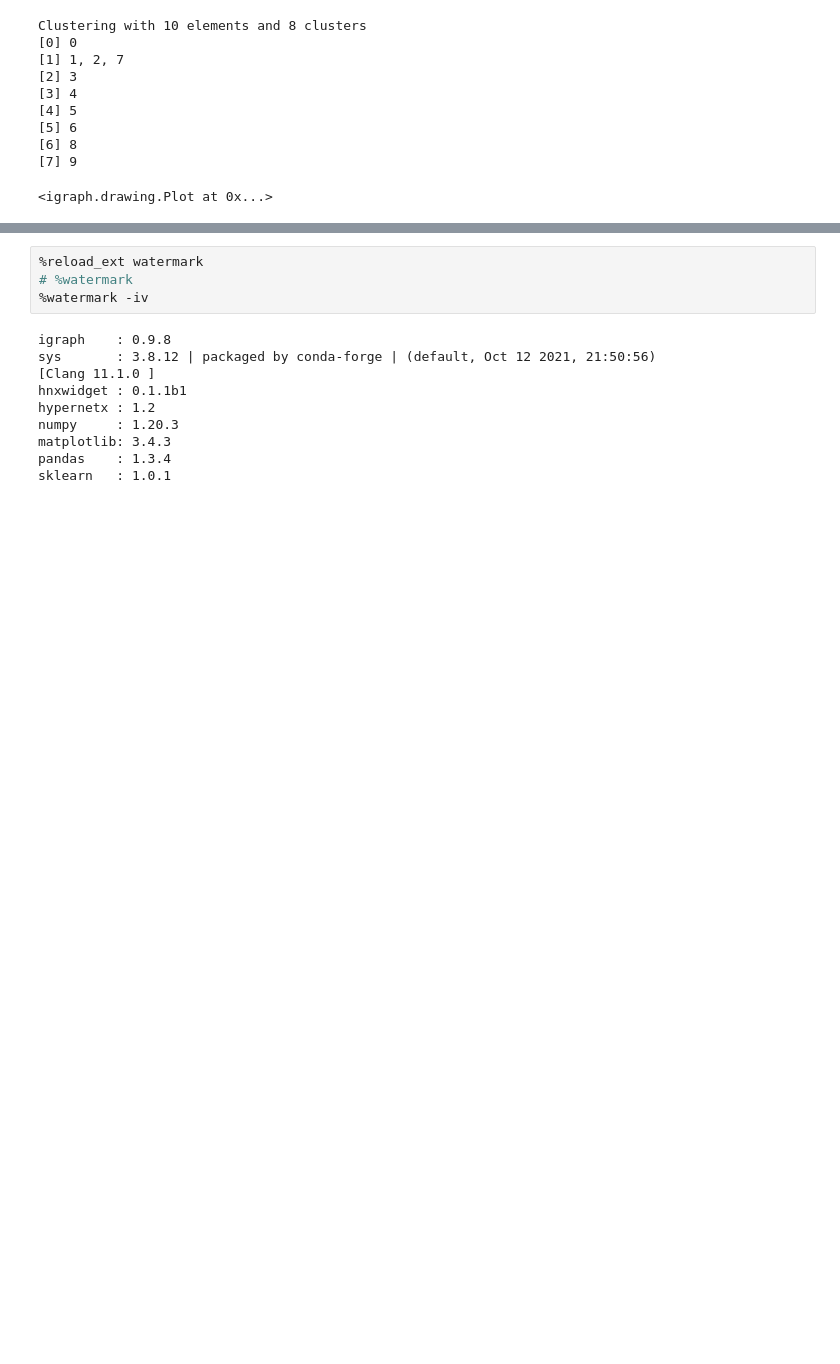
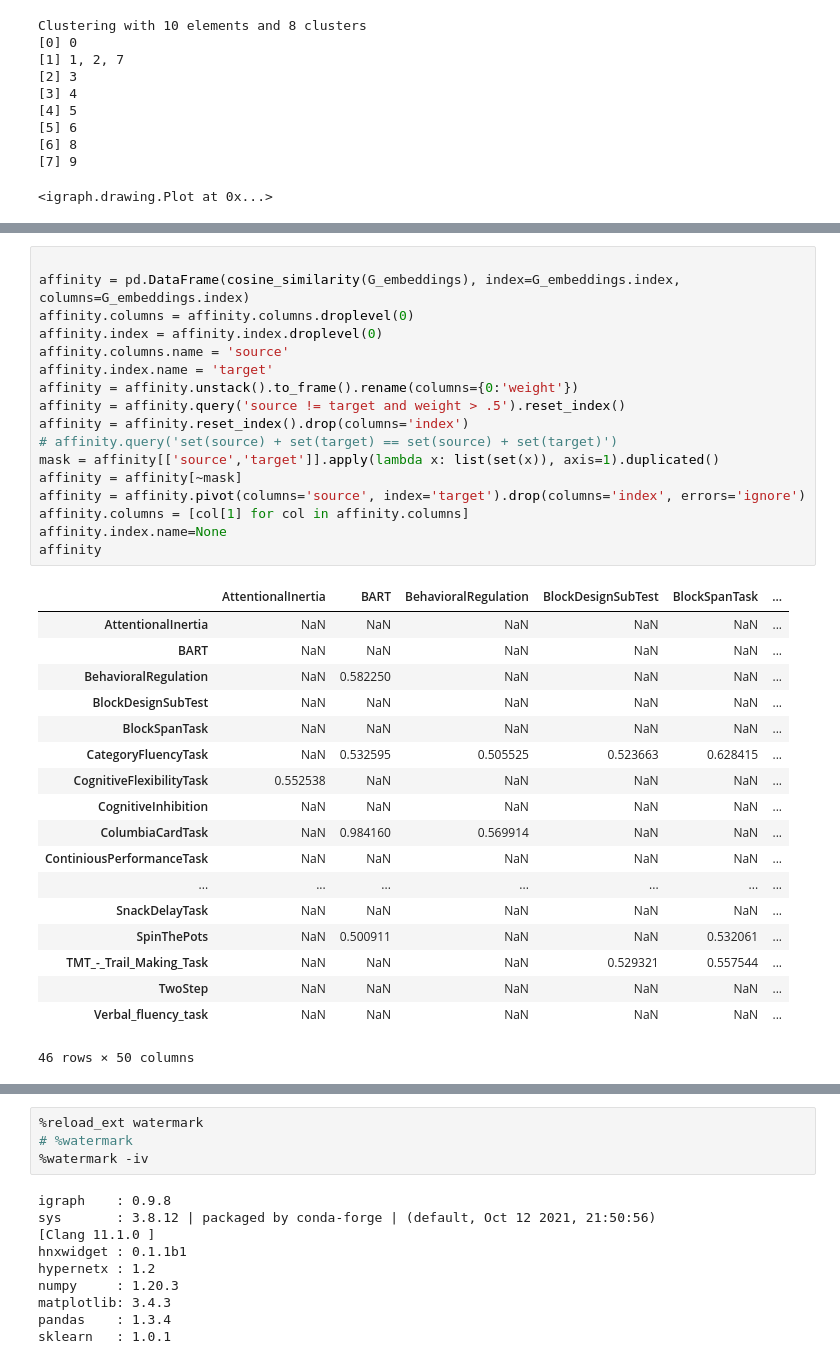
Before and after one commit to morteza/CogText, a Jupyter notebook: notebooks/7 Hypergraphs.ipynb, the cells around one changed output, grey strips where cells are left out. Saved outputs shown, nothing was run; the diff lists cells and outputs as text; blank space fills up the shorter version.

```diff
--- a/notebooks/7 Hypergraphs.ipynb
+++ b/notebooks/7 Hypergraphs.ipynb
@@ -82,3 +87,39 @@ ig.plot(comms, mark_groups = True, inline=True, bbox=(1000,1000))
+# %%
+
+affinity = pd.DataFrame(cosine_similarity(G_embeddings), index=G_embeddings.index, columns=G_embeddings.index)
+affinity.columns = affinity.columns.droplevel(0)
+affinity.index = affinity.index.droplevel(0)
+affinity.columns.name = 'source'
+affinity.index.name = 'target'
+affinity = affinity.unstack().to_frame().rename(columns={0:'weight'})
+affinity = affinity.query('source != target and weight > .5').reset_index()
+affinity = affinity.reset_index().drop(columns='index')
+# affinity.query('set(source) + set(target) == set(source) + set(target)')
+mask = affinity[['source','target']].apply(lambda x: list(set(x)), axis=1).duplicated()
+affinity = affinity[~mask]
+affinity = affinity.pivot(columns='source', index='target').drop(columns='index', errors='ignore')
+affinity.columns = [col[1] for col in affinity.columns]
+affinity.index.name=None
+affinity
+# %% [output]
+|  | AttentionalInertia | BART | BehavioralRegulation | BlockDesignSubTest | BlockSpanTask | ... |
+| AttentionalInertia | NaN | NaN | NaN | NaN | NaN | ... |
+| BART | NaN | NaN | NaN | NaN | NaN | ... |
+| BehavioralRegulation | NaN | 0.582250 | NaN | NaN | NaN | ... |
+| BlockDesignSubTest | NaN | NaN | NaN | NaN | NaN | ... |
+| BlockSpanTask | NaN | NaN | NaN | NaN | NaN | ... |
+| CategoryFluencyTask | NaN | 0.532595 | 0.505525 | 0.523663 | 0.628415 | ... |
+| CognitiveFlexibilityTask | 0.552538 | NaN | NaN | NaN | NaN | ... |
+| CognitiveInhibition | NaN | NaN | NaN | NaN | NaN | ... |
+| ColumbiaCardTask | NaN | 0.984160 | 0.569914 | NaN | NaN | ... |
+| ContiniousPerformanceTask | NaN | NaN | NaN | NaN | NaN | ... |
+| ... | ... | ... | ... | ... | ... | ... |
+| SnackDelayTask | NaN | NaN | NaN | NaN | NaN | ... |
+| SpinThePots | NaN | 0.500911 | NaN | NaN | 0.532061 | ... |
+| TMT_-_Trail_Making_Task | NaN | NaN | NaN | 0.529321 | 0.557544 | ... |
+| TwoStep | NaN | NaN | NaN | NaN | NaN | ... |
+| Verbal_fluency_task | NaN | NaN | NaN | NaN | NaN | ... |
+46 rows × 50 columns
 # %%
 import hypernetx as hnx
 import hypernetx.algorithms.hypergraph_modularity as hmod
```
Also changed, not shown: parts of 6 cells of this notebook, 3 other files.
